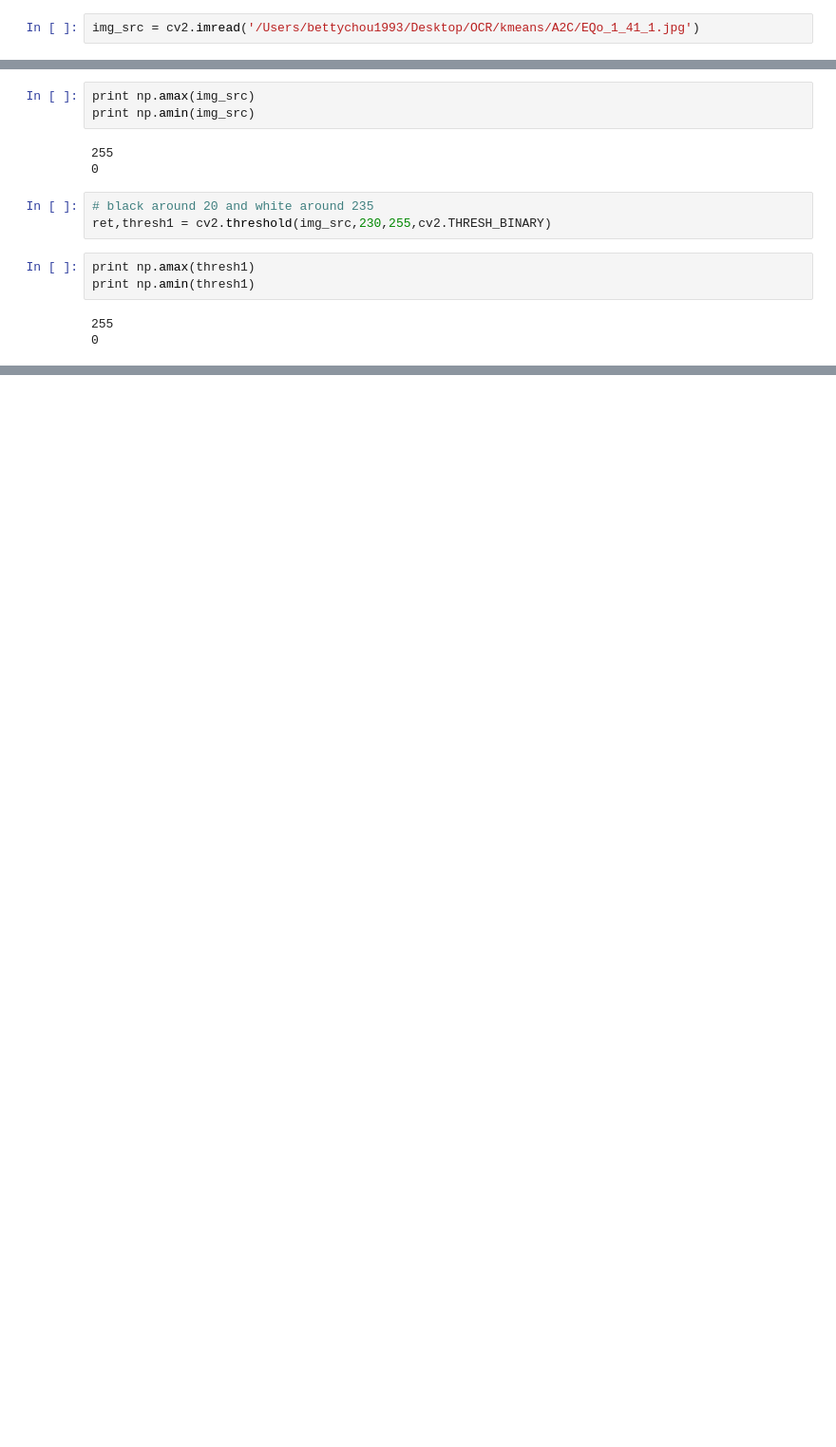
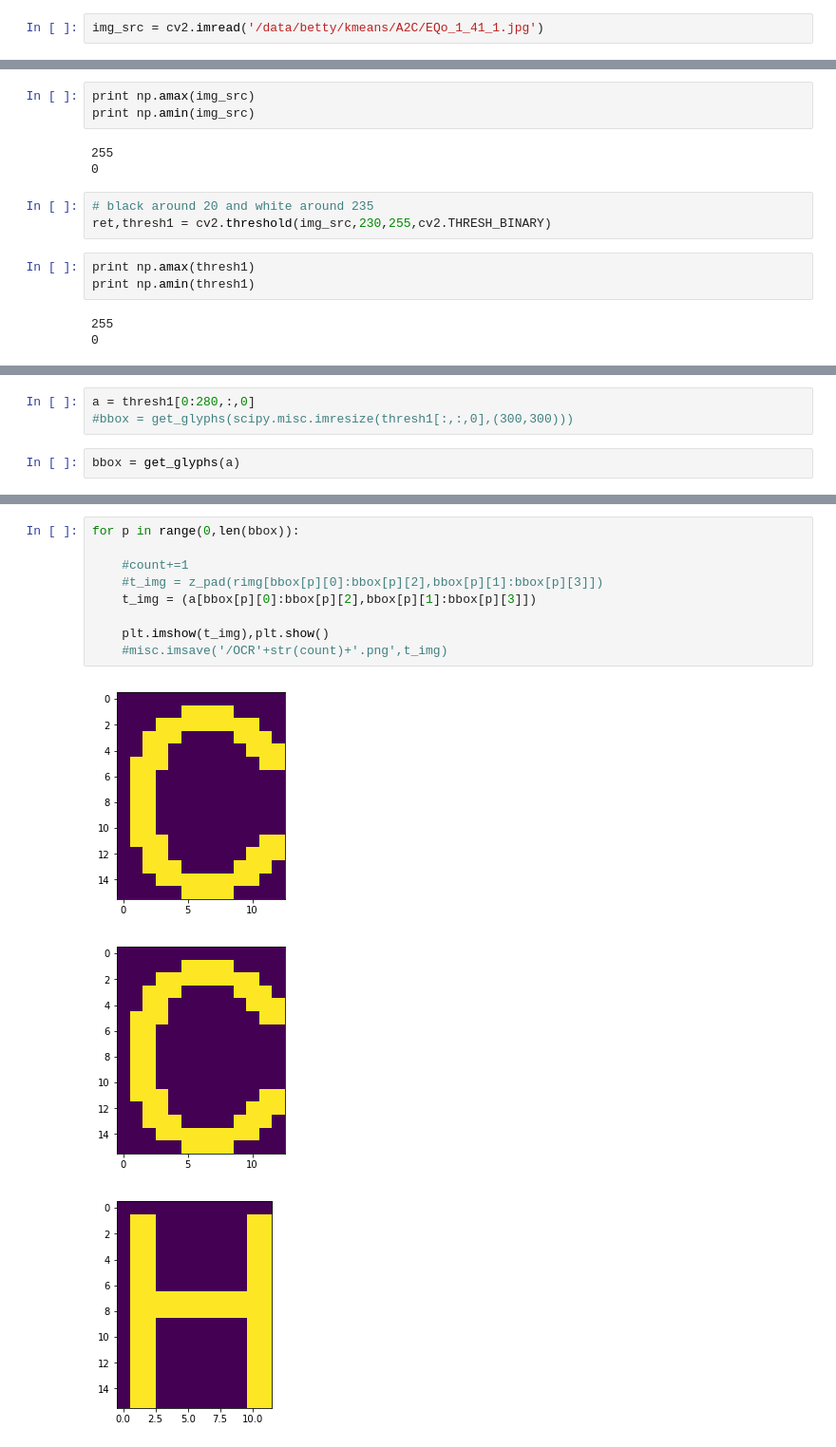
Before and after one commit to gtm2122/OCR, a Jupyter notebook: threshold.ipynb, the cells around one changed output, grey strips where cells are left out. Shown at 95% size. Saved outputs shown, nothing was run; the diff lists cells and outputs as text; blank space fills up the shorter version.

```diff
--- a/threshold.ipynb
+++ b/threshold.ipynb
@@ -5,5 +5,5 @@ from scipy import stats
 import os
 from matplotlib import pyplot as plt
 # %%
-img_src = cv2.imread('/Users/bettychou1993/Desktop/OCR/kmeans/A2C/EQo_1_41_1.jpg')
+img_src = cv2.imread('/data/betty/kmeans/A2C/EQo_1_41_1.jpg')
 # %%
@@ -76,0 +44,5 @@ plt.show()
+# %%
+a = thresh1[0:280,:,0]
+#bbox = get_glyphs(scipy.misc.imresize(thresh1[:,:,0],(300,300)))
+# %%
+bbox = get_glyphs(a)
@@ -76,0 +58,13 @@ plt.show()
+# %%
+for p in range(0,len(bbox)):
+
+    #count+=1
+    #t_img = z_pad(rimg[bbox[p][0]:bbox[p][2],bbox[p][1]:bbox[p][3]])
+    t_img = (a[bbox[p][0]:bbox[p][2],bbox[p][1]:bbox[p][3]])
+
+    plt.imshow(t_img),plt.show()
+    #misc.imsave('/OCR'+str(count)+'.png',t_img)
+# %% [output]
+[figure, added]
+[figure, added]
+[figure, added]
```
Also changed, not shown: parts of 11 cells of this notebook, 1 other file.
